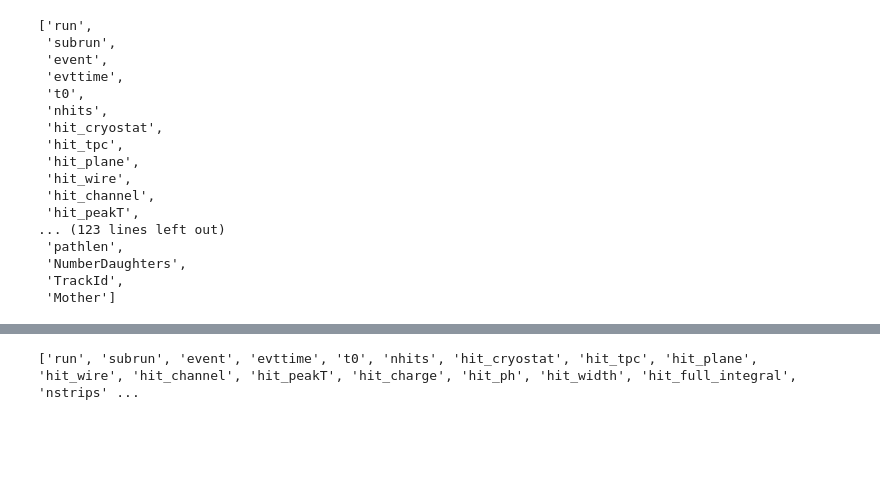
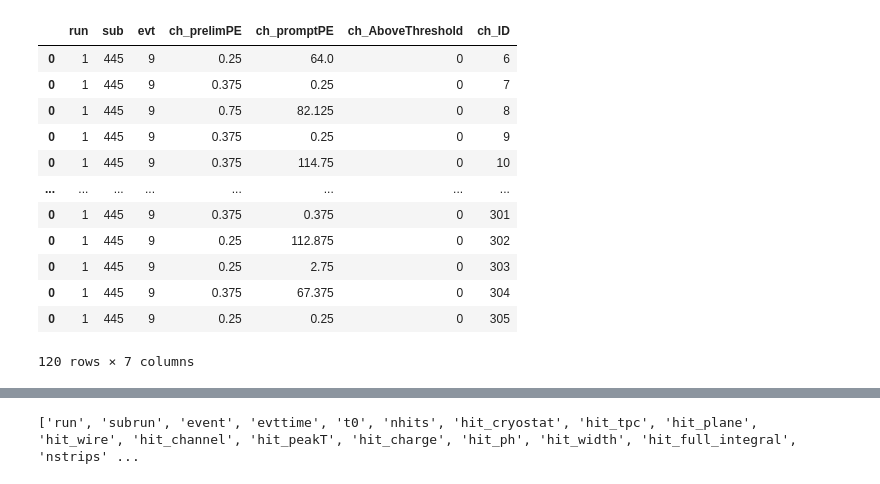
Before and after one commit to bear-is-asleep/PAD2, a Jupyter notebook: testing.ipynb, the cells around one changed output, grey strips where cells are left out. Saved outputs shown, nothing was run; the diff lists cells and outputs as text; code cells hidden in the pictures; blank space fills up the shorter version.

Commit message:
added software metrics per channel functionality

```diff
--- a/testing.ipynb
+++ b/testing.ipynb
@@ -19,20 +101,23 @@ ishan = uproot.open(f'/sbnd/data/users/ipatel/NC_trigger/test_fcl/v1/test_hist.r
-# %%
-tree.keys()
-# %% [output]
-['run',
- 'subrun',
- 'event',
- 'evttime',
- 't0',
- 'nhits',
- 'hit_cryostat',
- 'hit_tpc',
- 'hit_plane',
- 'hit_wire',
- 'hit_channel',
- 'hit_peakT',
-... (123 lines left out)
- 'pathlen',
- 'NumberDaughters',
- 'TrackId',
- 'Mother']
+# %%
+pmtsoftkeys = [key for key in ishan.keys() if 'ch_' in key]
+df = ishan.arrays(HDRKEYS+pmtsoftkeys,library='pd')
+exploded_columns = []
+for column in df.columns:
+    if 'ch_' in column:
+        df[column] = df[column][0]
+        exploded_columns.append(column)
+df.explode(exploded_columns)
+# %% [output]
+|  | run | sub | evt | ch_prelimPE | ch_promptPE | ch_AboveThreshold | ch_ID |
+| 0 | 1 | 445 | 9 | 0.25 | 64.0 | 0 | 6 |
+| 0 | 1 | 445 | 9 | 0.375 | 0.25 | 0 | 7 |
+| 0 | 1 | 445 | 9 | 0.75 | 82.125 | 0 | 8 |
+| 0 | 1 | 445 | 9 | 0.375 | 0.25 | 0 | 9 |
+| 0 | 1 | 445 | 9 | 0.375 | 114.75 | 0 | 10 |
+| ... | ... | ... | ... | ... | ... | ... | ... |
+| 0 | 1 | 445 | 9 | 0.375 | 0.375 | 0 | 301 |
+| 0 | 1 | 445 | 9 | 0.25 | 112.875 | 0 | 302 |
+| 0 | 1 | 445 | 9 | 0.25 | 2.75 | 0 | 303 |
+| 0 | 1 | 445 | 9 | 0.375 | 67.375 | 0 | 304 |
+| 0 | 1 | 445 | 9 | 0.25 | 0.25 | 0 | 305 |
+120 rows × 7 columns
```
Also changed, not shown: parts of 14 cells of this notebook, 8 other files.
